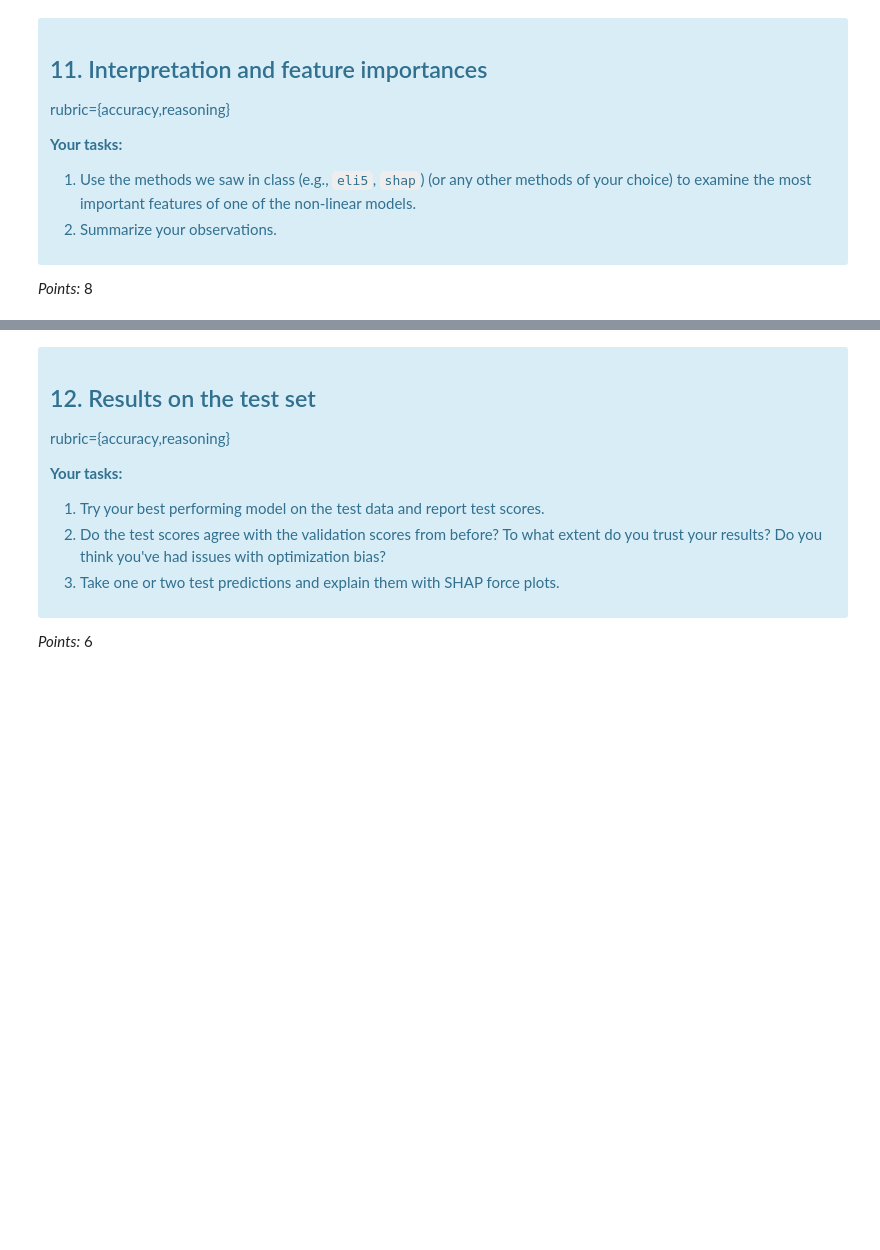
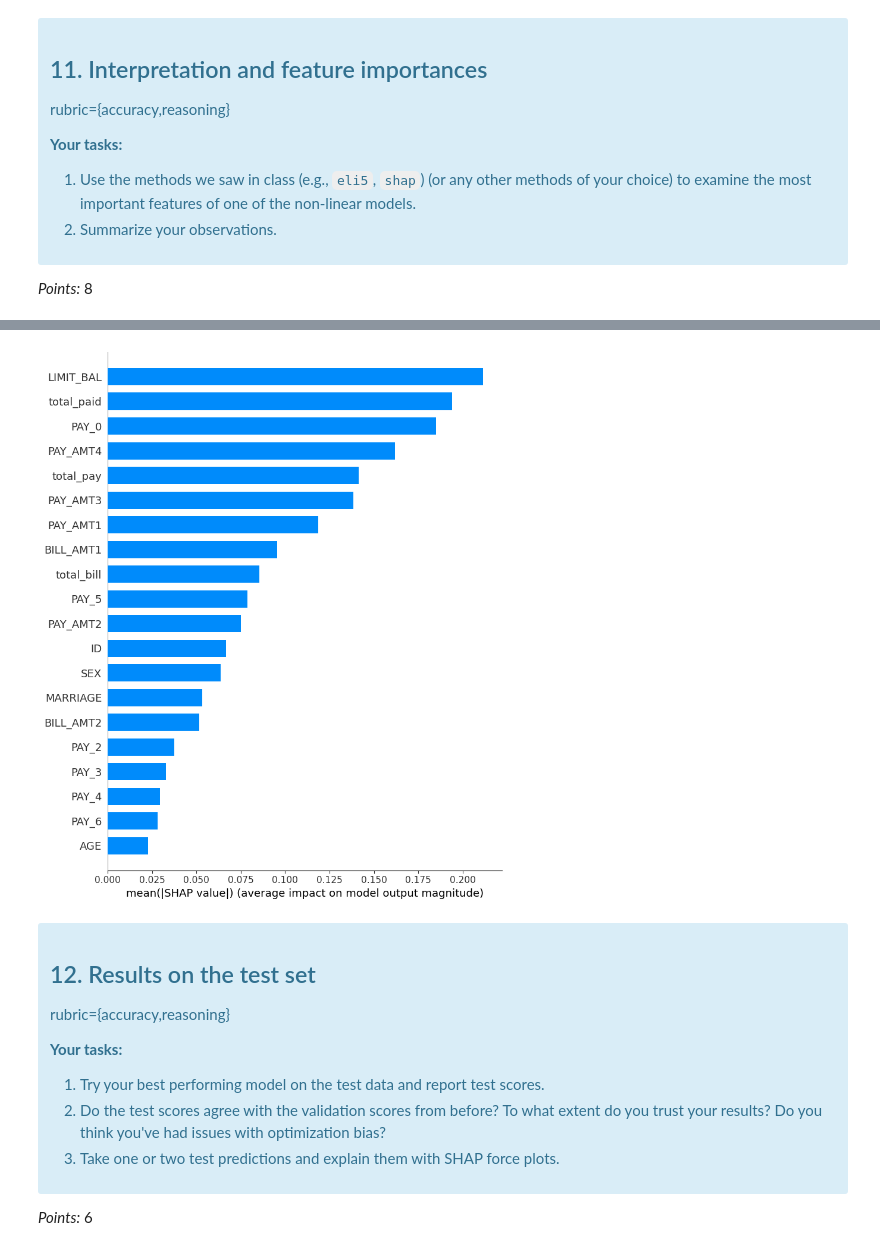
Before and after one commit to robindhillon1/creditcard_default, a Jupyter notebook: lab4.ipynb, the cells around one changed output, grey strips where cells are left out. Saved outputs shown, nothing was run; the diff lists cells and outputs as text; code cells hidden in the pictures; blank space fills up the shorter version.

```diff
--- a/lab4.ipynb
+++ b/lab4.ipynb
@@ -1118,3 +1168,13 @@ _Type your answer here, replacing this text._
+# %%
+X_train_transformed = pd.DataFrame(data =preprocessor.transform(X_train), columns = X_train.columns.tolist(), index=X_train.index)
+# %%
+import shap
+lgbm_shap = shap.TreeExplainer(random_search_LGBM.best_estimator_)
+training_shap = lgbm_shap.shap_values(X_train_transformed)
+
+shap.summary_plot(training_shap[1], X_train_transformed, plot_type = 'bar')
+# %% [output]
+[figure, added]
 # %% [markdown]
 <!-- END QUESTION -->
 
```
Also changed, not shown: parts of 26 cells of this notebook.
